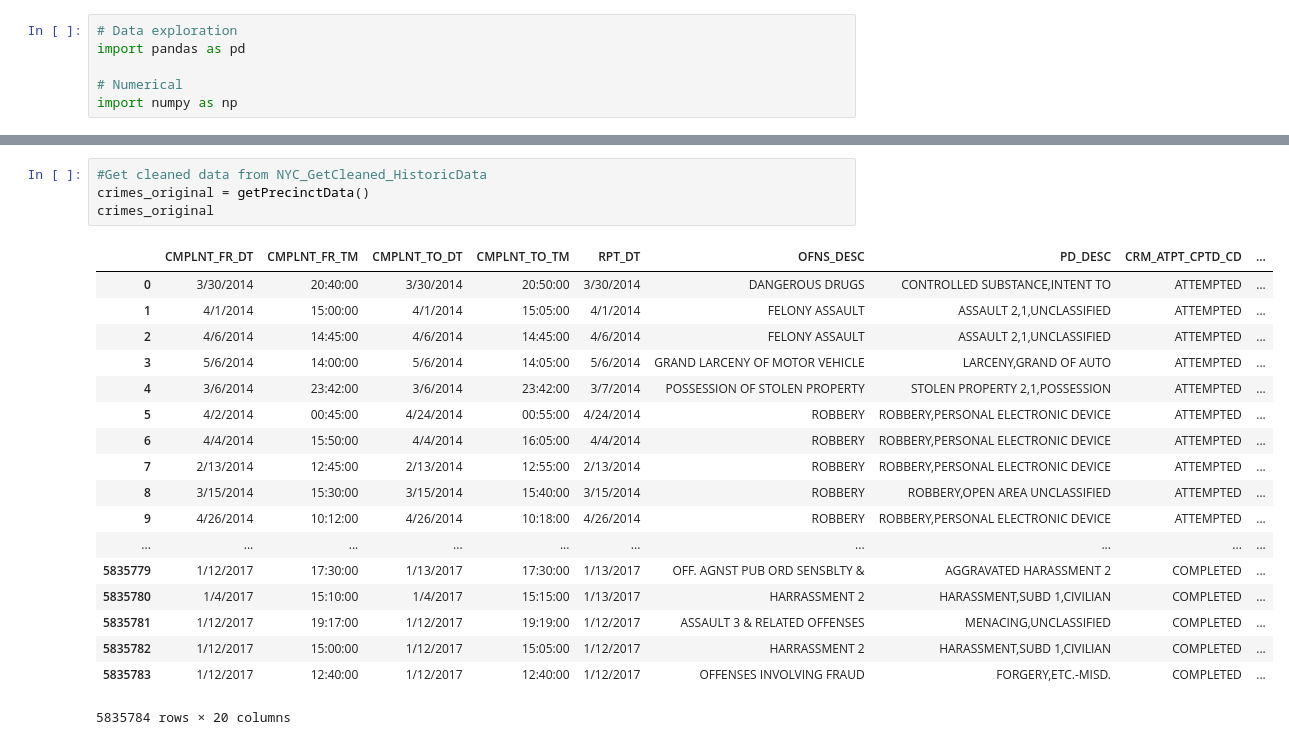
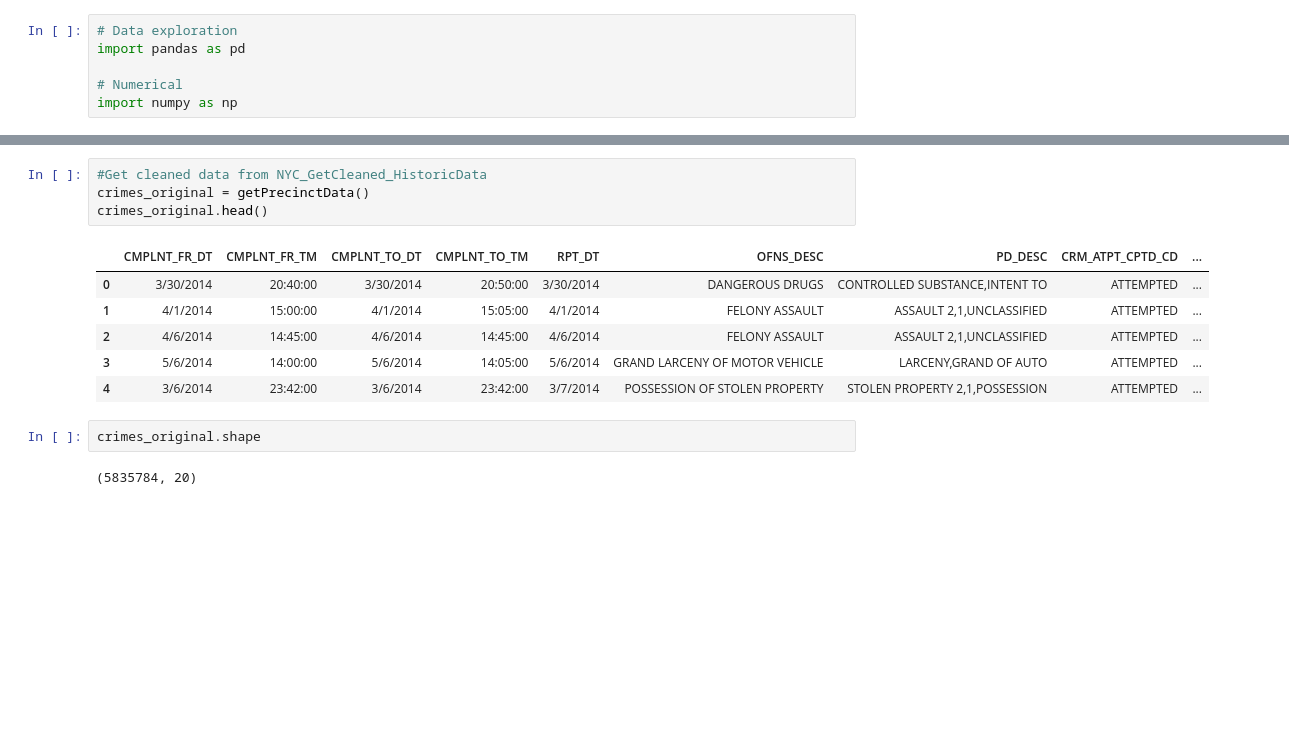
Before and after one commit to wilfy9249/Capstone-Fall-18, a Jupyter notebook: Python Notebook/Data_Filter_for_model_selection.ipynb, the cells around one changed output, grey strips where cells are left out. Saved outputs shown, nothing was run; the diff lists cells and outputs as text; blank space fills up the shorter version.

```diff
--- a/Python Notebook/Data_Filter_for_model_selection.ipynb
+++ b/Python Notebook/Data_Filter_for_model_selection.ipynb
@@ -29,26 +11,18 @@ memory usage: 2.5+ KB
 # %%
 #Get cleaned data from NYC_GetCleaned_HistoricData
 crimes_original = getPrecinctData()
-crimes_original
+crimes_original.head()
 # %% [output]
 |  | CMPLNT_FR_DT | CMPLNT_FR_TM | CMPLNT_TO_DT | CMPLNT_TO_TM | RPT_DT | OFNS_DESC | PD_DESC | CRM_ATPT_CPTD_CD | ... |
 | 0 | 3/30/2014 | 20:40:00 | 3/30/2014 | 20:50:00 | 3/30/2014 | DANGEROUS DRUGS | CONTROLLED SUBSTANCE,INTENT TO | ATTEMPTED | ... |
 | 1 | 4/1/2014 | 15:00:00 | 4/1/2014 | 15:05:00 | 4/1/2014 | FELONY ASSAULT | ASSAULT 2,1,UNCLASSIFIED | ATTEMPTED | ... |
 | 2 | 4/6/2014 | 14:45:00 | 4/6/2014 | 14:45:00 | 4/6/2014 | FELONY ASSAULT | ASSAULT 2,1,UNCLASSIFIED | ATTEMPTED | ... |
 | 3 | 5/6/2014 | 14:00:00 | 5/6/2014 | 14:05:00 | 5/6/2014 | GRAND LARCENY OF MOTOR VEHICLE | LARCENY,GRAND OF AUTO | ATTEMPTED | ... |
 | 4 | 3/6/2014 | 23:42:00 | 3/6/2014 | 23:42:00 | 3/7/2014 | POSSESSION OF STOLEN PROPERTY | STOLEN PROPERTY 2,1,POSSESSION | ATTEMPTED | ... |
-| 5 | 4/2/2014 | 00:45:00 | 4/24/2014 | 00:55:00 | 4/24/2014 | ROBBERY | ROBBERY,PERSONAL ELECTRONIC DEVICE | ATTEMPTED | ... |
-| 6 | 4/4/2014 | 15:50:00 | 4/4/2014 | 16:05:00 | 4/4/2014 | ROBBERY | ROBBERY,PERSONAL ELECTRONIC DEVICE | ATTEMPTED | ... |
-| 7 | 2/13/2014 | 12:45:00 | 2/13/2014 | 12:55:00 | 2/13/2014 | ROBBERY | ROBBERY,PERSONAL ELECTRONIC DEVICE | ATTEMPTED | ... |
-| 8 | 3/15/2014 | 15:30:00 | 3/15/2014 | 15:40:00 | 3/15/2014 | ROBBERY | ROBBERY,OPEN AREA UNCLASSIFIED | ATTEMPTED | ... |
-| 9 | 4/26/2014 | 10:12:00 | 4/26/2014 | 10:18:00 | 4/26/2014 | ROBBERY | ROBBERY,PERSONAL ELECTRONIC DEVICE | ATTEMPTED | ... |
-| ... | ... | ... | ... | ... | ... | ... | ... | ... | ... |
-| 5835779 | 1/12/2017 | 17:30:00 | 1/13/2017 | 17:30:00 | 1/13/2017 | OFF. AGNST PUB ORD SENSBLTY & | AGGRAVATED HARASSMENT 2 | COMPLETED | ... |
-| 5835780 | 1/4/2017 | 15:10:00 | 1/4/2017 | 15:15:00 | 1/13/2017 | HARRASSMENT 2 | HARASSMENT,SUBD 1,CIVILIAN | COMPLETED | ... |
-| 5835781 | 1/12/2017 | 19:17:00 | 1/12/2017 | 19:19:00 | 1/12/2017 | ASSAULT 3 & RELATED OFFENSES | MENACING,UNCLASSIFIED | COMPLETED | ... |
-| 5835782 | 1/12/2017 | 15:00:00 | 1/12/2017 | 15:05:00 | 1/12/2017 | HARRASSMENT 2 | HARASSMENT,SUBD 1,CIVILIAN | COMPLETED | ... |
-| 5835783 | 1/12/2017 | 12:40:00 | 1/12/2017 | 12:40:00 | 1/12/2017 | OFFENSES INVOLVING FRAUD | FORGERY,ETC.-MISD. | COMPLETED | ... |
-5835784 rows × 20 columns
+# %%
+crimes_original.shape
+# %% [output]
+(5835784, 20)
 # %%
 """Create a datetime index of times that crimes were reported to have been committed"""
 
```
Also changed, not shown: parts of 18 cells of this notebook, 1 other file.
